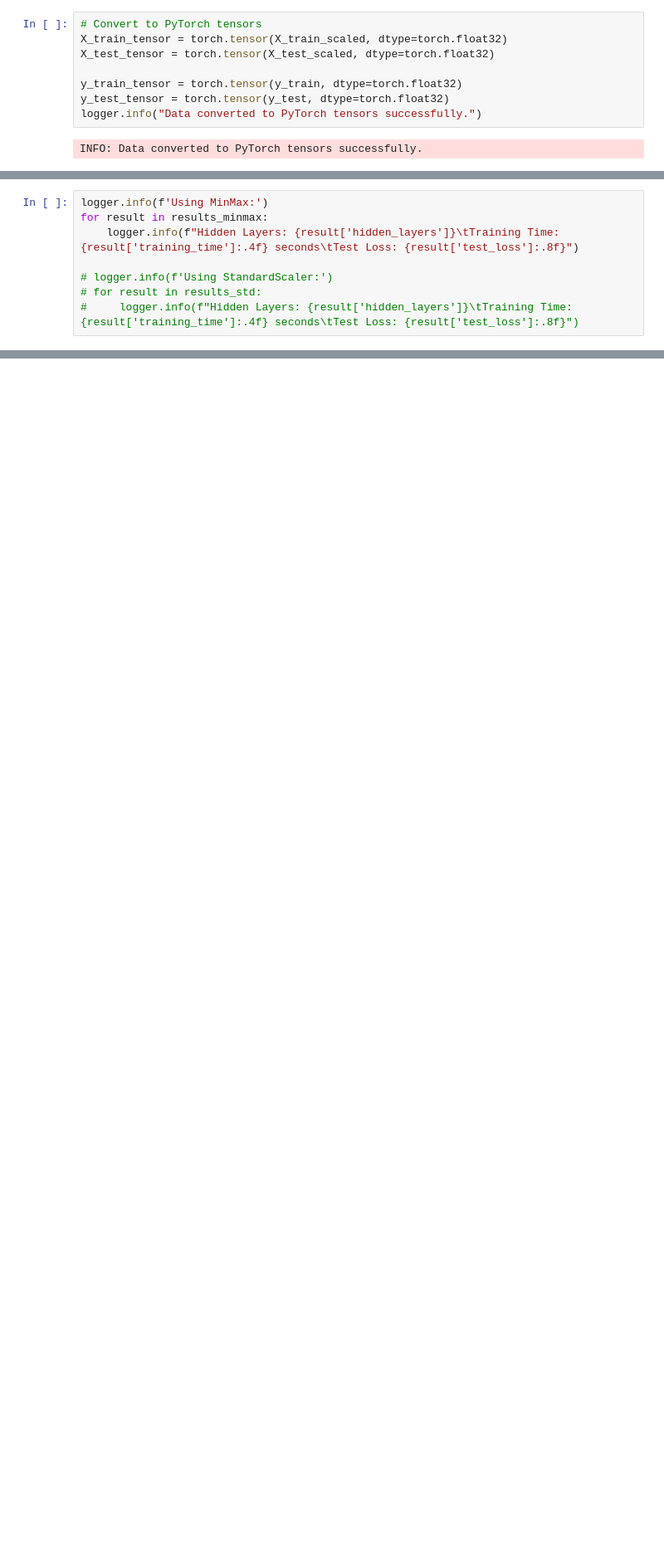
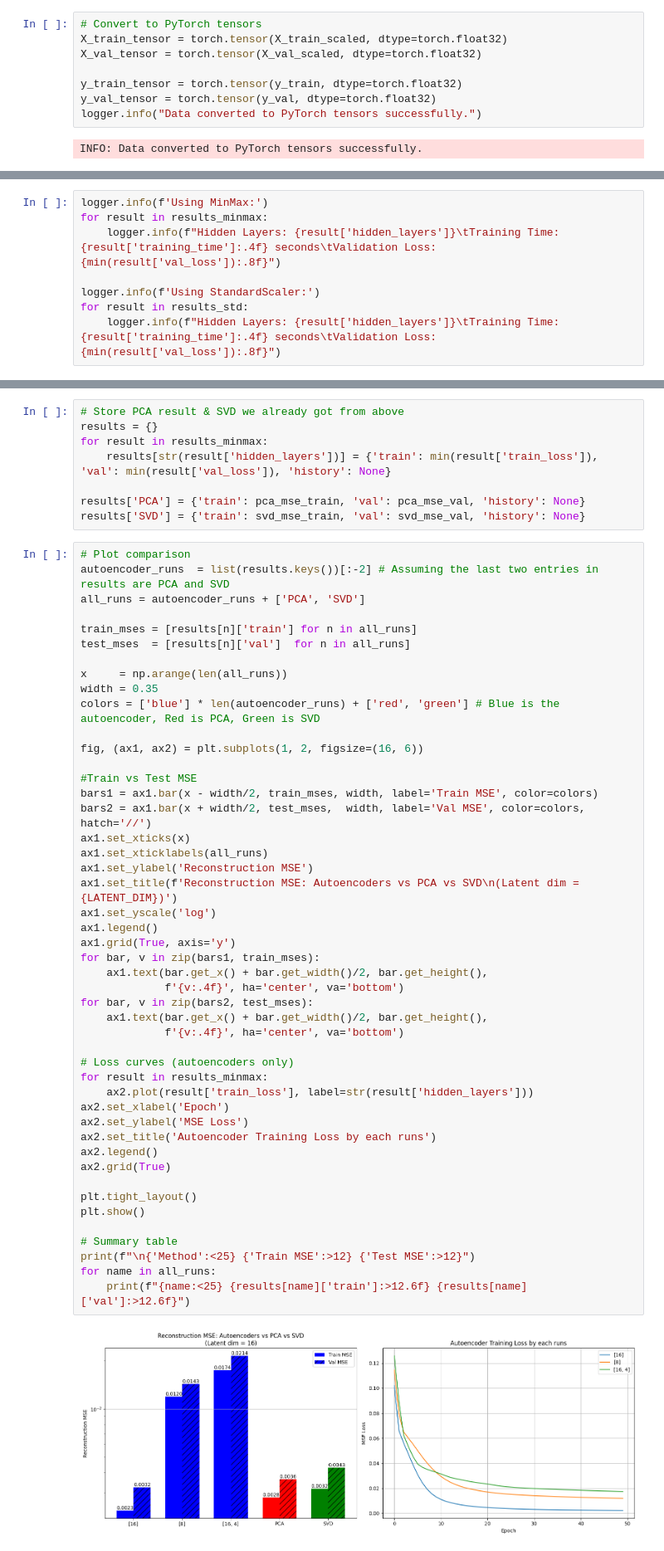
Before and after one commit to CameronRojas/AQI_Training, a Jupyter notebook: training_prototype_V2/time_variant_AE.ipynb, the cells around one changed output, grey strips where cells are left out. Shown at 83% size. Cells and saved outputs as stored; diff of their text form; blank space fills up the shorter version.

Commit message:
added PCA, SVD, and plot comparisons

```diff
--- a/training_prototype_V2/time_variant_AE.ipynb
+++ b/training_prototype_V2/time_variant_AE.ipynb
@@ -115,10 +141,10 @@ INFO: Feature range after scaling: min=-0.006923837784371909, max=1.088235294117
 # %%
 # Convert to PyTorch tensors
 X_train_tensor = torch.tensor(X_train_scaled, dtype=torch.float32)
-X_test_tensor = torch.tensor(X_test_scaled, dtype=torch.float32)
+X_val_tensor = torch.tensor(X_val_scaled, dtype=torch.float32)
 
 y_train_tensor = torch.tensor(y_train, dtype=torch.float32)
-y_test_tensor = torch.tensor(y_test, dtype=torch.float32)
+y_val_tensor = torch.tensor(y_val, dtype=torch.float32)
 logger.info("Data converted to PyTorch tensors successfully.")
 # %% [output]
 INFO: Data converted to PyTorch tensors successfully.
@@ -272,8 +313,8 @@ results_minmax = trainer_minmax.results
 # %%
 logger.info(f'Using MinMax:')
 for result in results_minmax:
-    logger.info(f"Hidden Layers: {result['hidden_layers']}\tTraining Time: {result['training_time']:.4f} seconds\tTest Loss: {result['test_loss']:.8f}")
+    logger.info(f"Hidden Layers: {result['hidden_layers']}\tTraining Time: {result['training_time']:.4f} seconds\tValidation Loss: {min(result['val_loss']):.8f}")
 
-# logger.info(f'Using StandardScaler:')
-# for result in results_std:
-#     logger.info(f"Hidden Layers: {result['hidden_layers']}\tTraining Time: {result['training_time']:.4f} seconds\tTest Loss: {result['test_loss']:.8f}")
+logger.info(f'Using StandardScaler:')
+for result in results_std:
+    logger.info(f"Hidden Layers: {result['hidden_layers']}\tTraining Time: {result['training_time']:.4f} seconds\tValidation Loss: {min(result['val_loss']):.8f}")
@@ -279,0 +370,57 @@ for result in results_minmax:
+# %%
+# Store PCA result & SVD we already got from above
+results = {}
+for result in results_minmax:
+    results[str(result['hidden_layers'])] = {'train': min(result['train_loss']), 'val': min(result['val_loss']), 'history': None}
+
+results['PCA'] = {'train': pca_mse_train, 'val': pca_mse_val, 'history': None}
+results['SVD'] = {'train': svd_mse_train, 'val': svd_mse_val, 'history': None}
+# %%
+# Plot comparison
+autoencoder_runs  = list(results.keys())[:-2] # Assuming the last two entries in results are PCA and SVD
+all_runs = autoencoder_runs + ['PCA', 'SVD']
+
+train_mses = [results[n]['train'] for n in all_runs]
+test_mses  = [results[n]['val']  for n in all_runs]
+
+x     = np.arange(len(all_runs))
+width = 0.35
+colors = ['blue'] * len(autoencoder_runs) + ['red', 'green'] # Blue is the autoencoder, Red is PCA, Green is SVD
+
+fig, (ax1, ax2) = plt.subplots(1, 2, figsize=(16, 6))
+
+#Train vs Test MSE
+bars1 = ax1.bar(x - width/2, train_mses, width, label='Train MSE', color=colors)
+bars2 = ax1.bar(x + width/2, test_mses,  width, label='Val MSE', color=colors, hatch='//')
+ax1.set_xticks(x)
+ax1.set_xticklabels(all_runs)
+ax1.set_ylabel('Reconstruction MSE')
+ax1.set_title(f'Reconstruction MSE: Autoencoders vs PCA vs SVD\n(Latent dim = {LATENT_DIM})')
+ax1.set_yscale('log')
+ax1.legend()
+ax1.grid(True, axis='y')
+for bar, v in zip(bars1, train_mses):
+    ax1.text(bar.get_x() + bar.get_width()/2, bar.get_height(),
+             f'{v:.4f}', ha='center', va='bottom')
+for bar, v in zip(bars2, test_mses):
+    ax1.text(bar.get_x() + bar.get_width()/2, bar.get_height(),
+             f'{v:.4f}', ha='center', va='bottom')
+
+# Loss curves (autoencoders only)
+for result in results_minmax:
+    ax2.plot(result['train_loss'], label=str(result['hidden_layers']))
+ax2.set_xlabel('Epoch')
+ax2.set_ylabel('MSE Loss')
+ax2.set_title('Autoencoder Training Loss by each runs')
+ax2.legend()
+ax2.grid(True)
+
+plt.tight_layout()
+plt.show()
+
+# Summary table
+print(f"\n{'Method':<25} {'Train MSE':>12} {'Test MSE':>12}")
+for name in all_runs:
+    print(f"{name:<25} {results[name]['train']:>12.6f} {results[name]['val']:>12.6f}")
+# %% [output]
+[figure, added]
```
Also changed, not shown: parts of 15 cells of this notebook.
